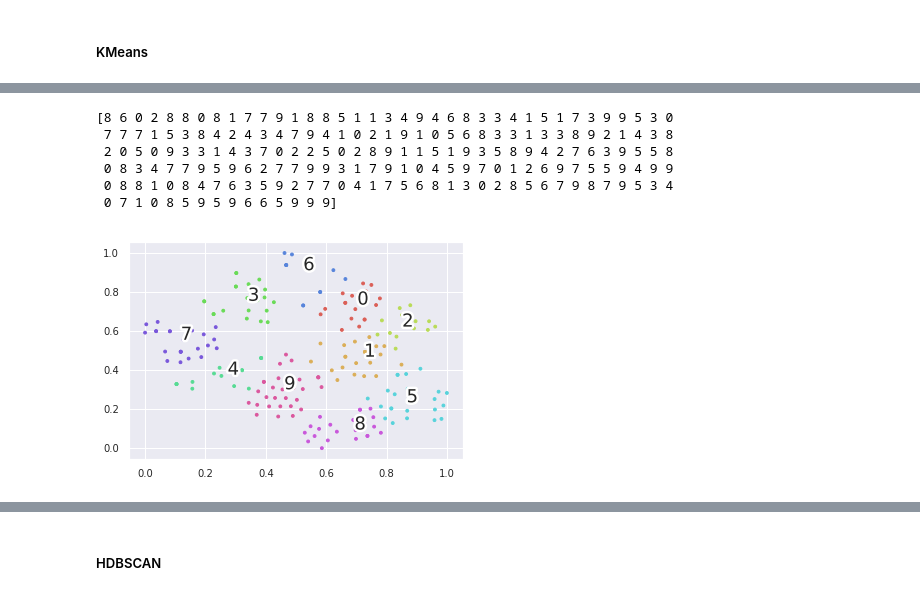
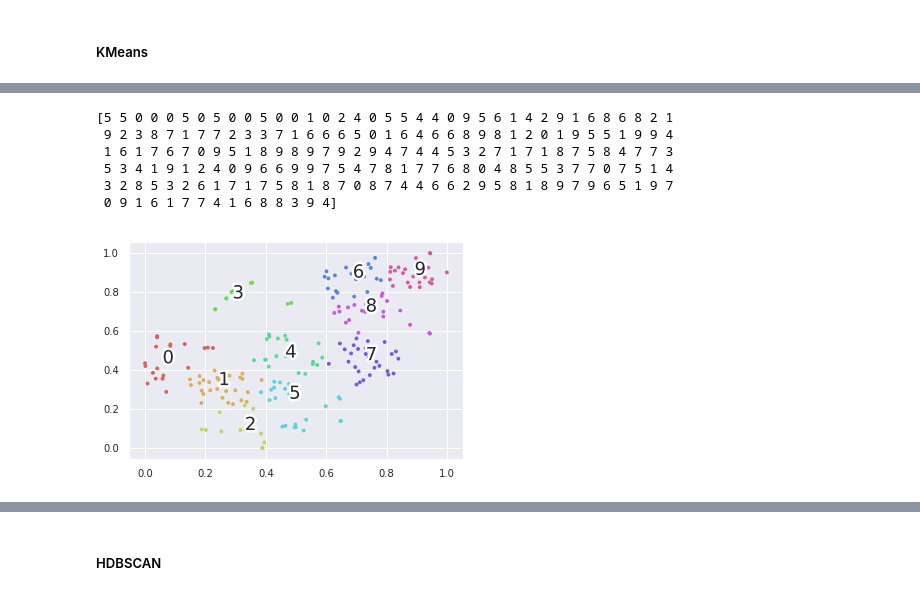
Before and after one commit to charleneleong-ai/kun, a Jupyter notebook: models/ae_hdbscan/hdbscan.ipynb, the cells around one changed output, grey strips where cells are left out. Saved outputs shown, nothing was run; the diff lists cells and outputs as text; code cells hidden in the pictures.

```diff
--- a/models/ae_hdbscan/hdbscan.ipynb
+++ b/models/ae_hdbscan/hdbscan.ipynb
@@ -91,14 +91,13 @@ def plt_scatter(feat=[], labels=[], colors_list=[], plt_centroids=False, plt_nam
 # %%
 from torch.utils.data import DataLoader
 dataset = FilteredMNIST(output_dir=OUTPUT_DIR)
-test_loader = DataLoader(dataset=dataset.test, shuffle=True, num_workers=4)
-dataset.train+=dataset.test
-len(dataset.train)
+dataset.test+=dataset.train
+len(dataset.test)
 # %% [output]
 Loaded filtered_mnist.pt from content
 10505
 # %%
- _, feat, labels, test_imgs = ae.eval_model(dataset=dataset.train, output_dir=OUTPUT_DIR)
+ _, feat, labels, test_imgs = ae.eval_model(dataset=dataset, output_dir=OUTPUT_DIR)
 # %% [output]
 ====> Test set loss: 7.2239
 # %%
@@ -408,5 +406,4 @@ len(np.unique(sample_idx))
 # %%
-sort_idx = np.array(range(10))
+sort_idx = np.argsort(cluster_idx)
 sort_idx
-print(k_labels)
 # %% [output]
@@ -421,13 +423,13 @@ k_centroids = k_centroids[sort_idx]
 k_labels = sort_idx[k_labels]
 print(k_labels)
 # %% [output]
-[8 6 0 2 8 8 0 8 1 7 7 9 1 8 8 5 1 1 3 4 9 4 6 8 3 3 4 1 5 1 7 3 9 9 5 3 0
- 7 7 7 1 5 3 8 4 2 4 3 4 7 9 4 1 0 2 1 9 1 0 5 6 8 3 3 1 3 3 8 9 2 1 4 3 8
- 2 0 5 0 9 3 3 1 4 3 7 0 2 2 5 0 2 8 9 1 1 5 1 9 3 5 8 9 4 2 7 6 3 9 5 5 8
- 0 8 3 4 7 7 9 5 9 6 2 7 7 9 9 3 1 7 9 1 0 4 5 9 7 0 1 2 6 9 7 5 5 9 4 9 9
- 0 8 8 1 0 8 4 7 6 3 5 9 2 7 7 0 4 1 7 5 6 8 1 3 0 2 8 5 6 7 9 8 7 9 5 3 4
- 0 7 1 0 8 5 9 5 9 6 6 5 9 9 9]
+[5 5 0 0 0 5 0 5 0 0 5 0 0 1 0 2 4 0 5 5 4 4 0 9 5 6 1 4 2 9 1 6 8 6 8 2 1
+ 9 2 3 8 7 1 7 7 2 3 3 7 1 6 6 6 5 0 1 6 4 6 6 8 9 8 1 2 0 1 9 5 5 1 9 9 4
+ 1 6 1 7 6 7 0 9 5 1 8 9 8 9 7 9 2 9 4 7 4 4 5 3 2 7 1 7 1 8 7 5 8 4 7 7 3
+ 5 3 4 1 9 1 2 4 0 9 6 6 9 9 7 5 4 7 8 1 7 7 6 8 0 4 8 5 5 3 7 7 0 7 5 1 4
+ 3 2 8 5 3 2 6 1 7 1 7 5 8 1 8 7 0 8 7 4 4 6 6 2 9 5 8 1 8 9 7 9 6 5 1 9 7
+ 0 9 1 6 1 7 7 4 1 6 8 8 3 9 4]
 # %%
-plt_scatter(outlier_feat, cluster_idx[k_labels], plt_centroids=False)
+plt_scatter(outlier_feat, k_labels, plt_centroids=False)
 # %% [output]
-[figure, old version]
+[figure, new version]
```
Also changed, not shown: parts of 16 cells of this notebook, 10 other files.
